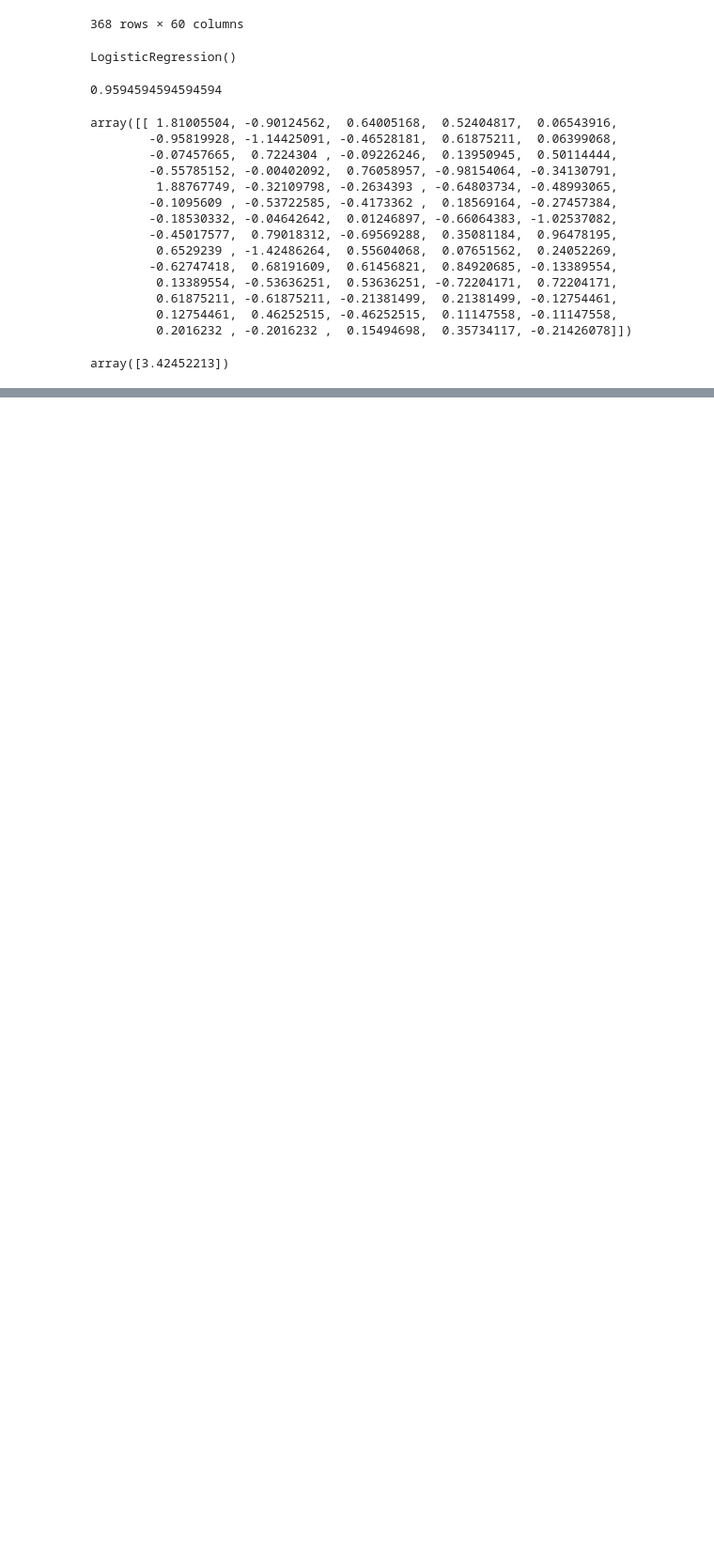
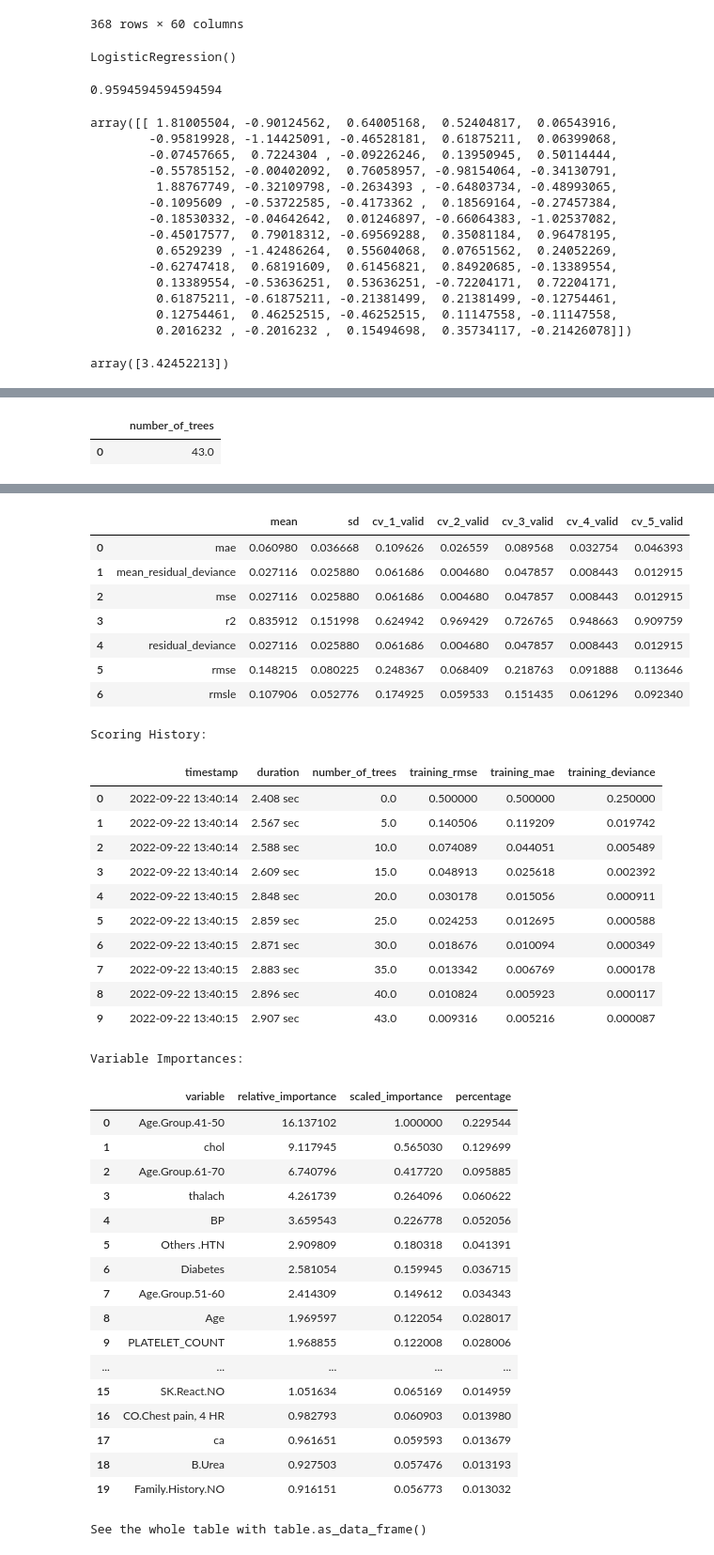
Before and after one commit to tejas05in/Kaggle-projects, a Jupyter notebook: heart-failure-prediction-eda-and-model-development.ipynb, the cells around one changed output, grey strips where cells are left out. Shown at 94% size. Cells and saved outputs as stored; diff of their text form; code cells hidden in the pictures; blank space fills up the shorter version.

```diff
--- a/heart-failure-prediction-eda-and-model-development.ipynb
+++ b/heart-failure-prediction-eda-and-model-development.ipynb
@@ -422,0 +610,3 @@ array([3.42452213])
+# %%
+aml.leader
+# %% [output]
@@ -422,0 +620,2 @@ array([3.42452213])
+|  |  | number_of_trees |
+| 0 |  | 43.0 |
@@ -422,0 +641,39 @@ array([3.42452213])
+|  |  | mean | sd | cv_1_valid | cv_2_valid | cv_3_valid | cv_4_valid | cv_5_valid |
+| 0 | mae | 0.060980 | 0.036668 | 0.109626 | 0.026559 | 0.089568 | 0.032754 | 0.046393 |
+| 1 | mean_residual_deviance | 0.027116 | 0.025880 | 0.061686 | 0.004680 | 0.047857 | 0.008443 | 0.012915 |
+| 2 | mse | 0.027116 | 0.025880 | 0.061686 | 0.004680 | 0.047857 | 0.008443 | 0.012915 |
+| 3 | r2 | 0.835912 | 0.151998 | 0.624942 | 0.969429 | 0.726765 | 0.948663 | 0.909759 |
+| 4 | residual_deviance | 0.027116 | 0.025880 | 0.061686 | 0.004680 | 0.047857 | 0.008443 | 0.012915 |
+| 5 | rmse | 0.148215 | 0.080225 | 0.248367 | 0.068409 | 0.218763 | 0.091888 | 0.113646 |
+| 6 | rmsle | 0.107906 | 0.052776 | 0.174925 | 0.059533 | 0.151435 | 0.061296 | 0.092340 |
+Scoring History:
+|  |  | timestamp | duration | number_of_trees | training_rmse | training_mae | training_deviance |
+| 0 |  | 2022-09-22 13:40:14 | 2.408 sec | 0.0 | 0.500000 | 0.500000 | 0.250000 |
+| 1 |  | 2022-09-22 13:40:14 | 2.567 sec | 5.0 | 0.140506 | 0.119209 | 0.019742 |
+| 2 |  | 2022-09-22 13:40:14 | 2.588 sec | 10.0 | 0.074089 | 0.044051 | 0.005489 |
+| 3 |  | 2022-09-22 13:40:14 | 2.609 sec | 15.0 | 0.048913 | 0.025618 | 0.002392 |
+| 4 |  | 2022-09-22 13:40:15 | 2.848 sec | 20.0 | 0.030178 | 0.015056 | 0.000911 |
+| 5 |  | 2022-09-22 13:40:15 | 2.859 sec | 25.0 | 0.024253 | 0.012695 | 0.000588 |
+| 6 |  | 2022-09-22 13:40:15 | 2.871 sec | 30.0 | 0.018676 | 0.010094 | 0.000349 |
+| 7 |  | 2022-09-22 13:40:15 | 2.883 sec | 35.0 | 0.013342 | 0.006769 | 0.000178 |
+| 8 |  | 2022-09-22 13:40:15 | 2.896 sec | 40.0 | 0.010824 | 0.005923 | 0.000117 |
+| 9 |  | 2022-09-22 13:40:15 | 2.907 sec | 43.0 | 0.009316 | 0.005216 | 0.000087 |
+Variable Importances:
+|  | variable | relative_importance | scaled_importance | percentage |
+| 0 | Age.Group.41-50 | 16.137102 | 1.000000 | 0.229544 |
+| 1 | chol | 9.117945 | 0.565030 | 0.129699 |
+| 2 | Age.Group.61-70 | 6.740796 | 0.417720 | 0.095885 |
+| 3 | thalach | 4.261739 | 0.264096 | 0.060622 |
+| 4 | BP | 3.659543 | 0.226778 | 0.052056 |
+| 5 | Others .HTN | 2.909809 | 0.180318 | 0.041391 |
+| 6 | Diabetes | 2.581054 | 0.159945 | 0.036715 |
+| 7 | Age.Group.51-60 | 2.414309 | 0.149612 | 0.034343 |
+| 8 | Age | 1.969597 | 0.122054 | 0.028017 |
+| 9 | PLATELET_COUNT | 1.968855 | 0.122008 | 0.028006 |
+| ... | ... | ... | ... | ... |
+| 15 | SK.React.NO | 1.051634 | 0.065169 | 0.014959 |
+| 16 | CO.Chest pain, 4 HR | 0.982793 | 0.060903 | 0.013980 |
+| 17 | ca | 0.961651 | 0.059593 | 0.013679 |
+| 18 | B.Urea | 0.927503 | 0.057476 | 0.013193 |
+| 19 | Family.History.NO | 0.916151 | 0.056773 | 0.013032 |
+See the whole table with table.as_data_frame()
```
Also changed, not shown: parts of 14 cells of this notebook.
